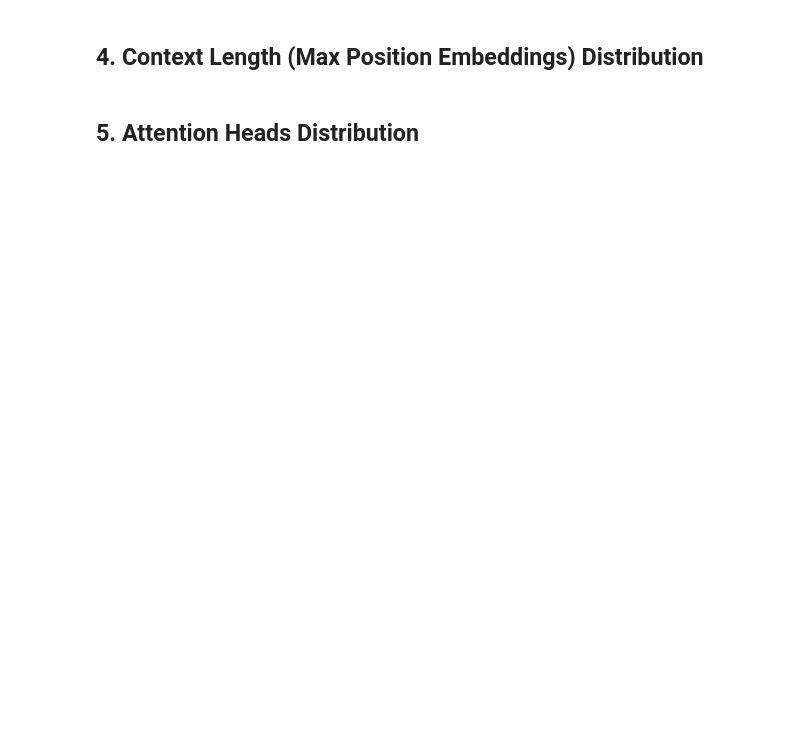
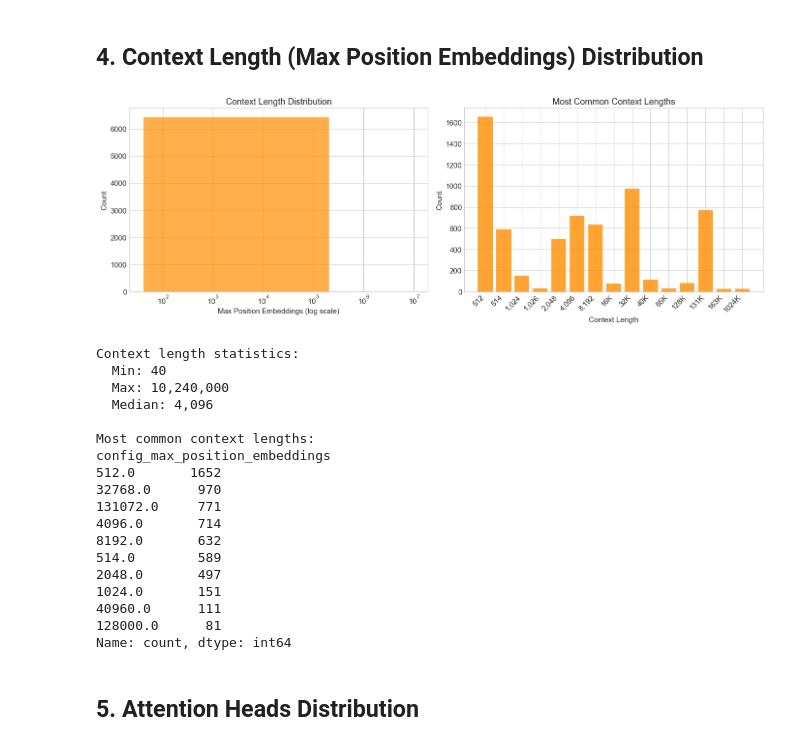
Before and after one commit to hamidahoderinwale/hfconfig, a Jupyter notebook: 02_parameter_distributions.ipynb, the cells around one changed output. Drawn from its saved outputs; the diff is of its cells as text; code cells hidden in the pictures; blank space fills up the shorter version.

```diff
--- a/02_parameter_distributions.ipynb
+++ b/02_parameter_distributions.ipynb
@@ -144,37 +173,58 @@ print(vocab.value_counts().head(10))
 # %% [markdown]
 ## 4. Context Length (Max Position Embeddings) Distribution
 # %%
-context = df['config_max_position_embeddings'].dropna()
+# Convert to numeric, coercing errors to NaN
+context = pd.to_numeric(df['config_max_position_embeddings'], errors='coerce').dropna()
 
 fig, axes = plt.subplots(1, 2, figsize=(14, 5))
 
 # Log scale histogram
 axes[0].hist(context, bins=50, color='darkorange', edgecolor='white', alpha=0.7)
 axes[0].set_xscale('log')
 axes[0].set_xlabel('Max Position Embeddings (log scale)')
 axes[0].set_ylabel('Count')
 axes[0].set_title('Context Length Distribution', fontsize=13)
 
 # Common context lengths bar chart
 context_counts = context.value_counts().head(15).sort_index()
 labels = [f"{int(v):,}" if v < 10000 else f"{int(v/1000)}K" for v in context_counts.index]
 axes[1].bar(range(len(context_counts)), context_counts.values, color='darkorange', alpha=0.8)
 axes[1].set_xticks(range(len(context_counts)))
 axes[1].set_xticklabels(labels, rotation=45, ha='right')
 axes[1].set_xlabel('Context Length')
 axes[1].set_ylabel('Count')
 axes[1].set_title('Most Common Context Lengths', fontsize=13)
 
 plt.tight_layout()
 plt.savefig('figures/context_length_dist.png', dpi=150, bbox_inches='tight')
 plt.show()
 
 print("\nContext length statistics:")
 print(f"  Min: {context.min():,.0f}")
 print(f"  Max: {context.max():,.0f}")
 print(f"  Median: {context.median():,.0f}")
 print("\nMost common context lengths:")
 print(context.value_counts().head(10))
+# %% [output]
+[figure, added]
+Context length statistics:
+  Min: 40
+  Max: 10,240,000
+  Median: 4,096
+
+Most common context lengths:
+config_max_position_embeddings
+512.0       1652
+32768.0      970
+131072.0     771
+4096.0       714
+8192.0       632
+514.0        589
+2048.0       497
+1024.0       151
+40960.0      111
+128000.0      81
+Name: count, dtype: int64
 # %% [markdown]
 ## 5. Attention Heads Distribution
 # %%
```
Also changed, not shown: parts of 10 cells of this notebook.
